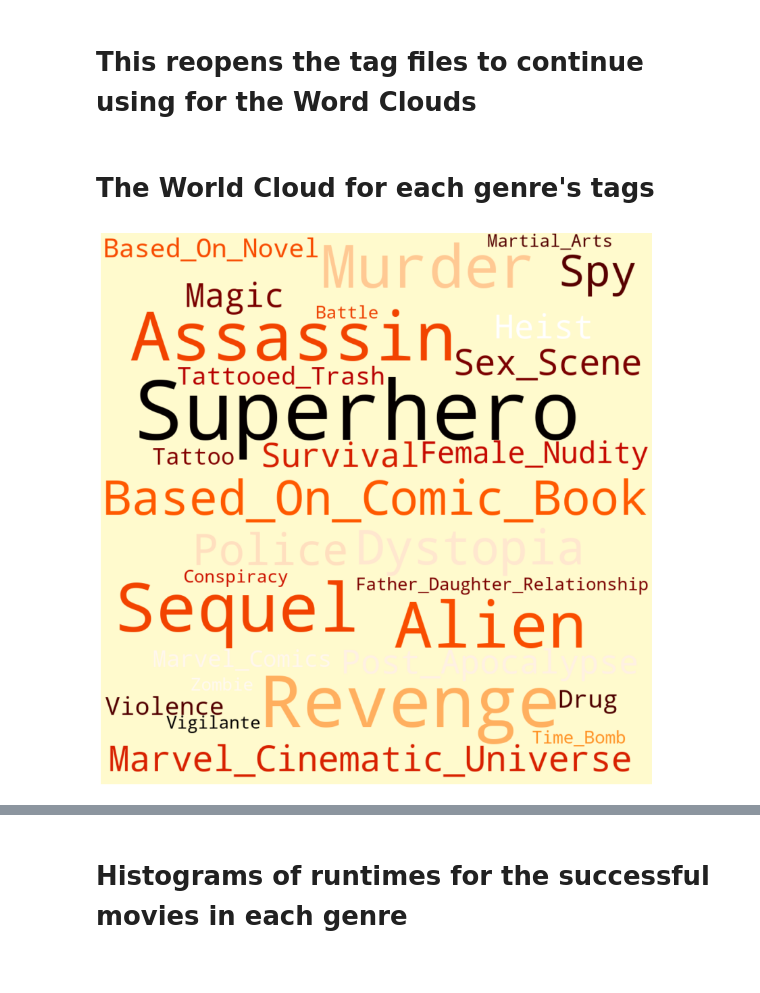
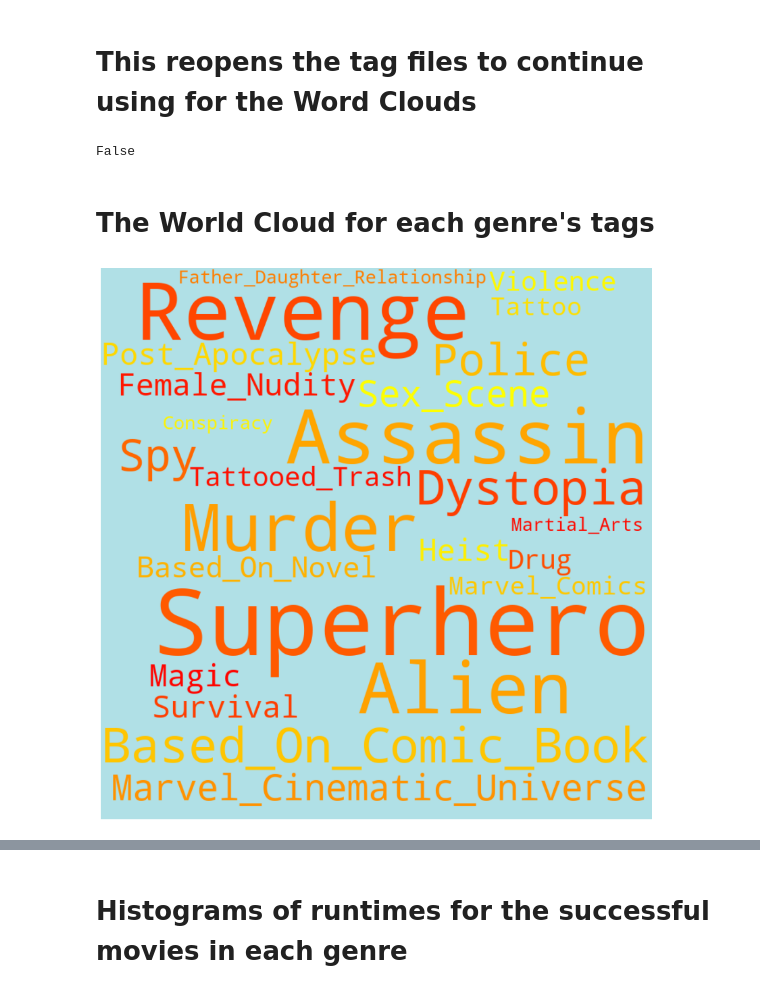
Before and after one commit to kjkahalley/optimal-film-analysis, a Jupyter notebook: master_notebook_kk.ipynb, the cells around one changed output, grey strips where cells are left out. Saved outputs shown, nothing was run; the diff lists cells and outputs as text; code cells hidden in the pictures.

```diff
--- a/master_notebook_kk.ipynb
+++ b/master_notebook_kk.ipynb
@@ -294,20 +294,27 @@ action_tt = action_tt.read()
 drama_tt = drama_tt.read()
 comedy_tt = comedy_tt.read()
 horror_tt = horror_tt.read()
+
+action_tt = action_tt.replace('Sequel', '')
+comedy_tt = comedy_tt.replace('Sequel', '')
+# %%
+'Sequel' in comedy_tt
+# %% [output]
+False
 # %% [markdown]
 # The World Cloud for each genre's tags
 # %%
 #create the wordcloud object
 plt.figure(figsize=(15,15))
-action_wordcloud = WordCloud(width = 1000, height = 1000, max_words=30, background_color = 'lemonchiffon',
-                      collocations=True, colormap = 'gist_heat', prefer_horizontal = 1, max_font_size = 150).generate(action_tt)
+action_wordcloud = WordCloud(width = 900, height = 900, max_words=25, background_color = 'powderblue',
+                      collocations=True, colormap = 'autumn', prefer_horizontal = 1, max_font_size = 150).generate(action_tt)
 
 #plot the wordcloud object
 plt.imshow(action_wordcloud, interpolation='bilinear')
 plt.axis('off')
 plt.show()
 # %% [output]
-[figure, old version]
+[figure, new version]
 # %%
 #create the wordcloud object
 plt.figure(figsize=(15,15))
```
Also changed, not shown: parts of 37 cells of this notebook.
